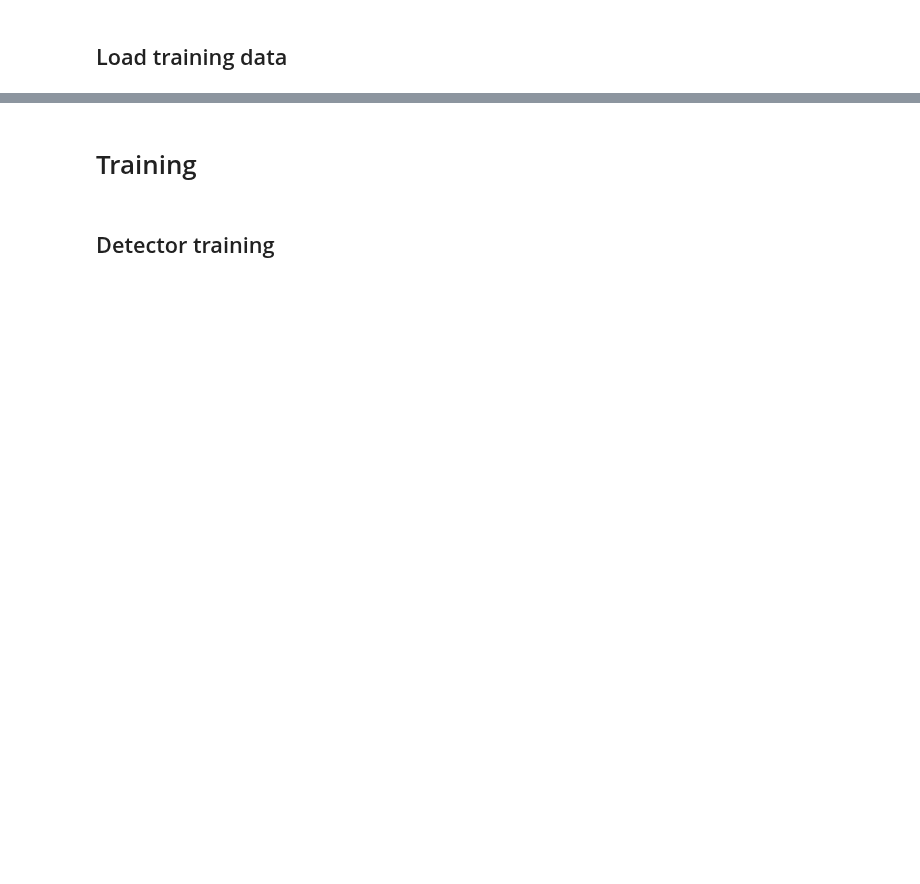
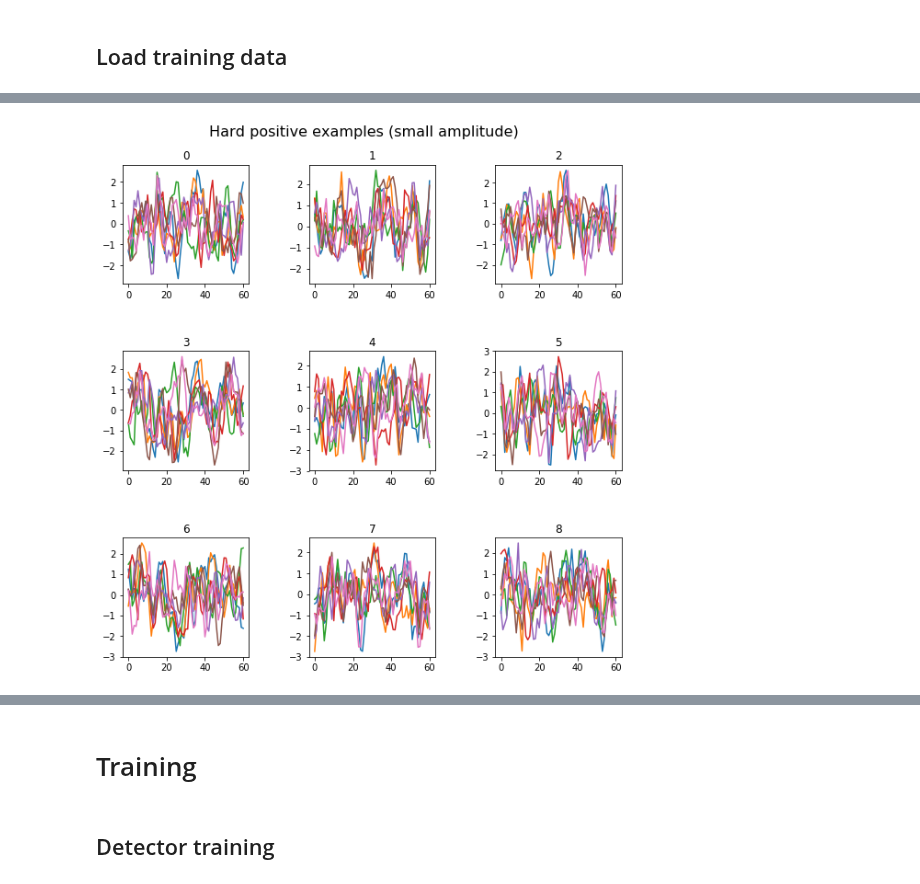
Before and after one commit to edublancas/yass-private, a Jupyter notebook: nnet/detect/train.ipynb, the cells around one changed output, grey strips where cells are left out. Drawn from its saved outputs; the diff is of its cells as text; code cells hidden in the pictures; blank space fills up the shorter version.

```diff
--- a/nnet/detect/train.ipynb
+++ b/nnet/detect/train.ipynb
@@ -74,3 +76,8 @@ data = np.load(path_to_output)
 
 X = data['X']
 y = data['y']
+# %%
+positive = X[y == 1]
+amps = amplitudes(positive)
+idx_sorted = np.argsort(amps)
+print('Positive examples min amp: {}, Mas amp: {}'.format(amps.min(), amps.max()))
@@ -88 +97,10 @@ amplitudes(X[y == 1]).min()
+# %%
+plot.grid_from_array(positive[idx_sorted], axis=0,
+                     elements=range(9),
+                     auto_figsize=3)
+
+_ = plt.suptitle('Hard positive examples (small amplitude)', fontsize=16)
+_ = plt.tight_layout(pad=4)
+# %% [output]
+[figure, added]
 # %%
```
Also changed, not shown: parts of 10 cells of this notebook, 3 other files.
